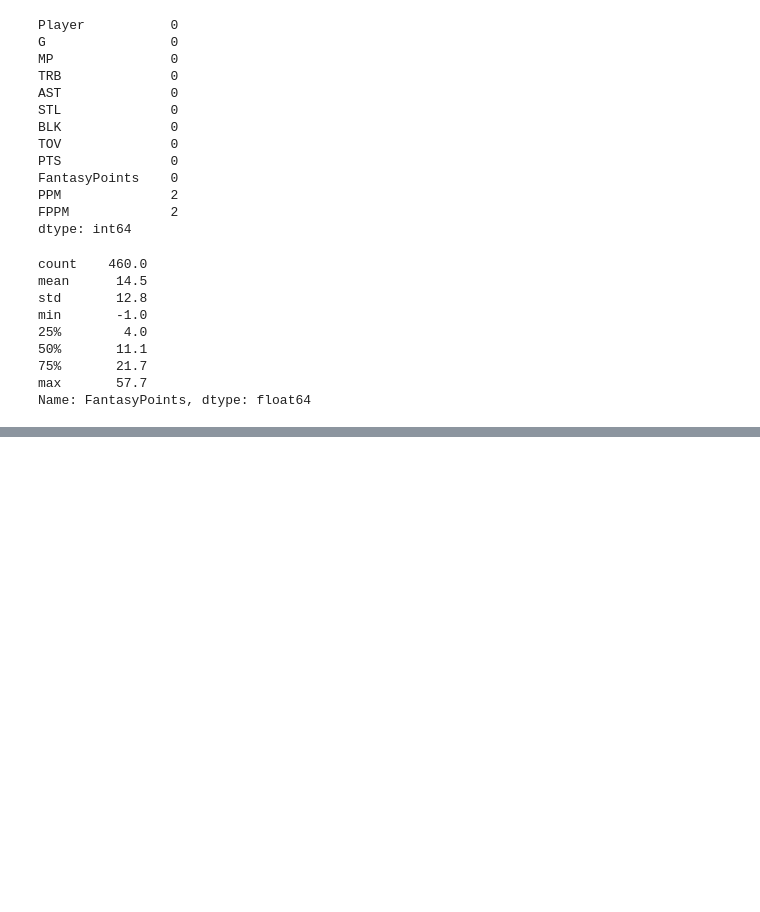
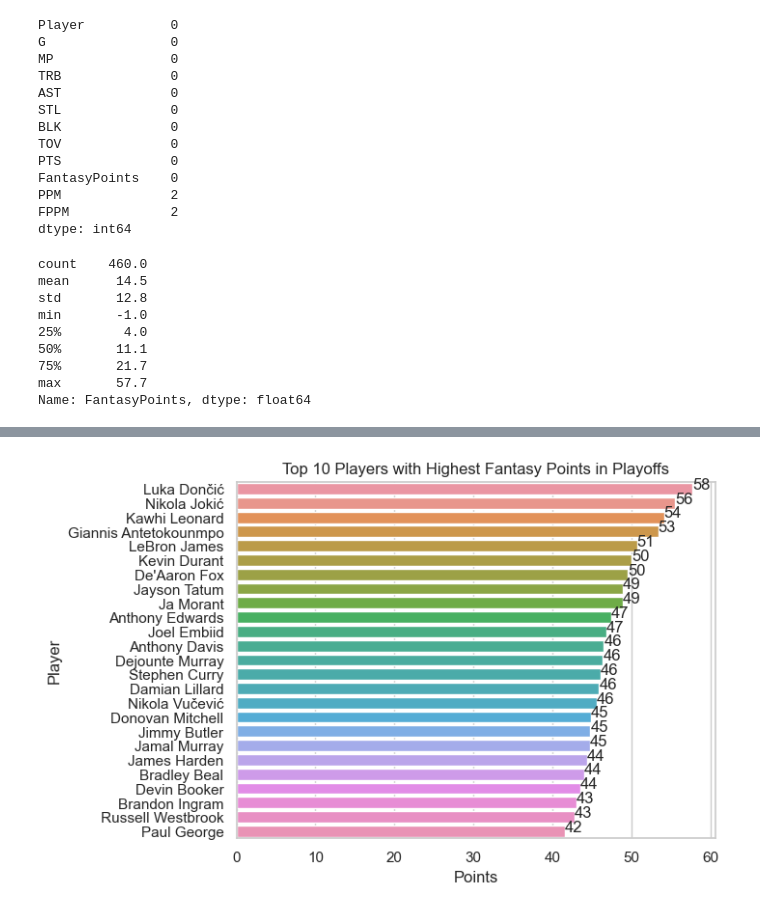
Before and after one commit to klaudius1D/ShootersShoot, a Jupyter notebook: playerAnalysisLinearRegression.ipynb, the cells around one changed output, grey strips where cells are left out. Saved outputs shown, nothing was run; the diff lists cells and outputs as text; code cells hidden in the pictures; blank space fills up the shorter version.

Commit message:
added sns plot to notebook

```diff
--- a/playerAnalysisLinearRegression.ipynb
+++ b/playerAnalysisLinearRegression.ipynb
@@ -89,3 +91,20 @@ top_25_suggested_players
 # %%
 # write the suggested FantasyPoints to a CSV file
 df.to_csv('topPicksCSV/Playoffs-Master-CombinedLR_topPicks.csv', index=False)
+# %%
+# using seaborn to plot bar graph for top 10 players with highest suggested fantasy points
+sns.set(style="whitegrid")
+ax = sns.barplot(x="Suggested_FantasyPoints", y="Player", data=top_25_suggested_players)
+plt.title("Top 25 Players with Highest Fantasy Points in Playoffs")
+plt.xlabel("Points")
+plt.ylabel("Player")
+
+
+# include suggested fantasy points in each bar align all the values to the right of the bar
+for p in ax.patches:
+    width = p.get_width()
+    plt.text(width, p.get_y() + p.get_height() / 2, '{:1.0f}'.format(width), ha="left")
+
+plt.show()
+# %% [output]
+[figure, added]
```
Also changed, not shown: parts of 1 cell of this notebook, 1 other file.
